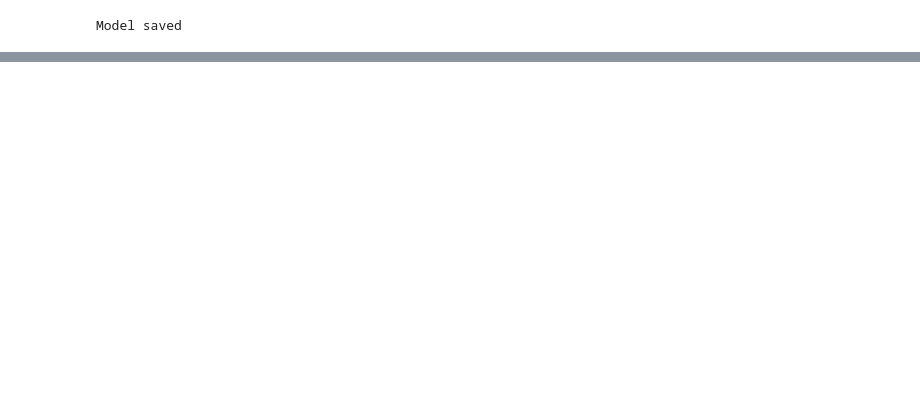
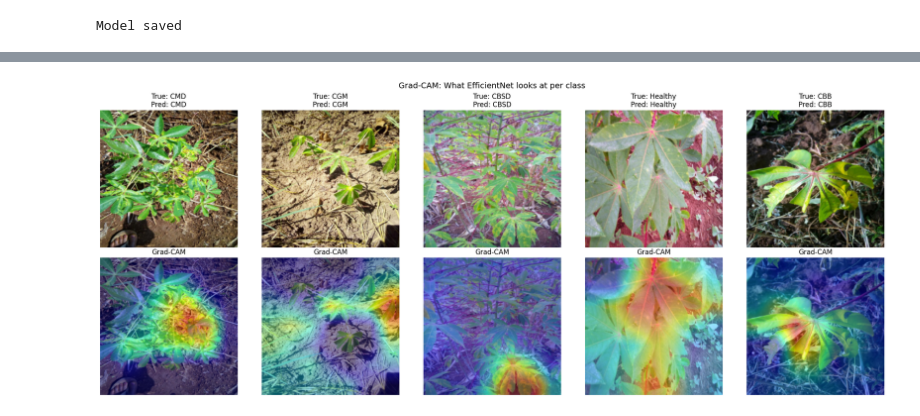
Before and after one commit to aryanparija/Cassava-Leaf-Disease-Classification, a Jupyter notebook: notebooks/02_modelling.ipynb, the cells around one changed output, grey strips where cells are left out. Saved outputs shown, nothing was run; the diff lists cells and outputs as text; code cells hidden in the pictures; blank space fills up the shorter version.

Commit message:
add Grad-CAM visualization — model attends to biologically relevant regions, CBB narrow focus explains low recall

```diff
--- a/notebooks/02_modelling.ipynb
+++ b/notebooks/02_modelling.ipynb
@@ -511 +499,93 @@ Classification Report:
 weighted avg       0.85      0.85      0.85      4280
+# %%
+import cv2
+import numpy as np
+
+
+class GradCAM:
+    def __init__(self, model, target_layer):
+        self.model = model
+        self.target_layer = target_layer
+        self.gradients = None
+        self.activations = None
+
+        target_layer.register_forward_hook(self._save_activation)
+        target_layer.register_full_backward_hook(self._save_gradient)
+
+    def _save_activation(self, module, input, output):
+        self.activations = output.detach()
+
+    def _save_gradient(self, module, grad_input, grad_output):
+        self.gradients = grad_output[0].detach()
+
+    def generate(self, input_tensor, class_idx=None):
+        self.model.eval()
+        output = self.model(input_tensor)
+
+        if class_idx is None:
+            class_idx = output.argmax(dim=1).item()
+
+        self.model.zero_grad()
+        output[0, class_idx].backward()
+
+
+        weights = self.gradients.mean(dim=[2, 3], keepdim=True)
+        cam = (weights * self.activations).sum(dim=1, keepdim=True)
+        cam = torch.relu(cam)
+        cam = cam.squeeze().cpu().numpy()
+        cam = (cam - cam.min()) / (cam.max() - cam.min() + 1e-8)
+        return cam, class_idx
+
+target_layer = transfer_model.features[-1]
+gradcam = GradCAM(transfer_model, target_layer)
+
+
+class_names = ['CBB', 'CBSD', 'CGM', 'CMD', 'Healthy']
+fig, axes = plt.subplots(2, 5, figsize=(20, 8))
+
+seen_classes = set()
+samples = []
+
+for images, labels in val_loader:
+    for img, label in zip(images, labels):
+        if label.item() not in seen_classes:
+            samples.append((img, label.item()))
+            seen_classes.add(label.item())
+        if len(seen_classes) == 5:
+            break
+    if len(seen_classes) == 5:
+        break
+
+for idx, (img_tensor, label) in enumerate(samples):
+    input_tensor = img_tensor.unsqueeze(0).to(device)
+    cam, pred_class = gradcam.generate(input_tensor)
+
+
+    mean = torch.tensor([0.485, 0.456, 0.406])
+    std = torch.tensor([0.229, 0.224, 0.225])
+    img_display = img_tensor.cpu() * std[:, None, None] + mean[:, None, None]
+    img_display = img_display.permute(1, 2, 0).numpy()
+    img_display = np.clip(img_display, 0, 1)
+
+
+    cam_resized = cv2.resize(cam, (224, 224))
+    heatmap = cv2.applyColorMap(np.uint8(255 * cam_resized), cv2.COLORMAP_JET)
+    heatmap = cv2.cvtColor(heatmap, cv2.COLOR_BGR2RGB) / 255.0
+    overlay = 0.6 * img_display + 0.4 * heatmap
+    overlay = np.clip(overlay, 0, 1)
+
+    axes[0, idx].imshow(img_display)
+    axes[0, idx].set_title(f'True: {class_names[label]}\nPred: {class_names[pred_class]}')
+    axes[0, idx].axis('off')
+
+    axes[1, idx].imshow(overlay)
+    axes[1, idx].set_title('Grad-CAM')
+    axes[1, idx].axis('off')
+
+plt.suptitle('Grad-CAM: What EfficientNet looks at per class', fontsize=14)
+plt.tight_layout()
+plt.savefig('gradcam.png', dpi=150)
+plt.show()
+print("Saved.")
+# %% [output]
+[figure, added]
```
Also changed, not shown: parts of 13 cells of this notebook.
